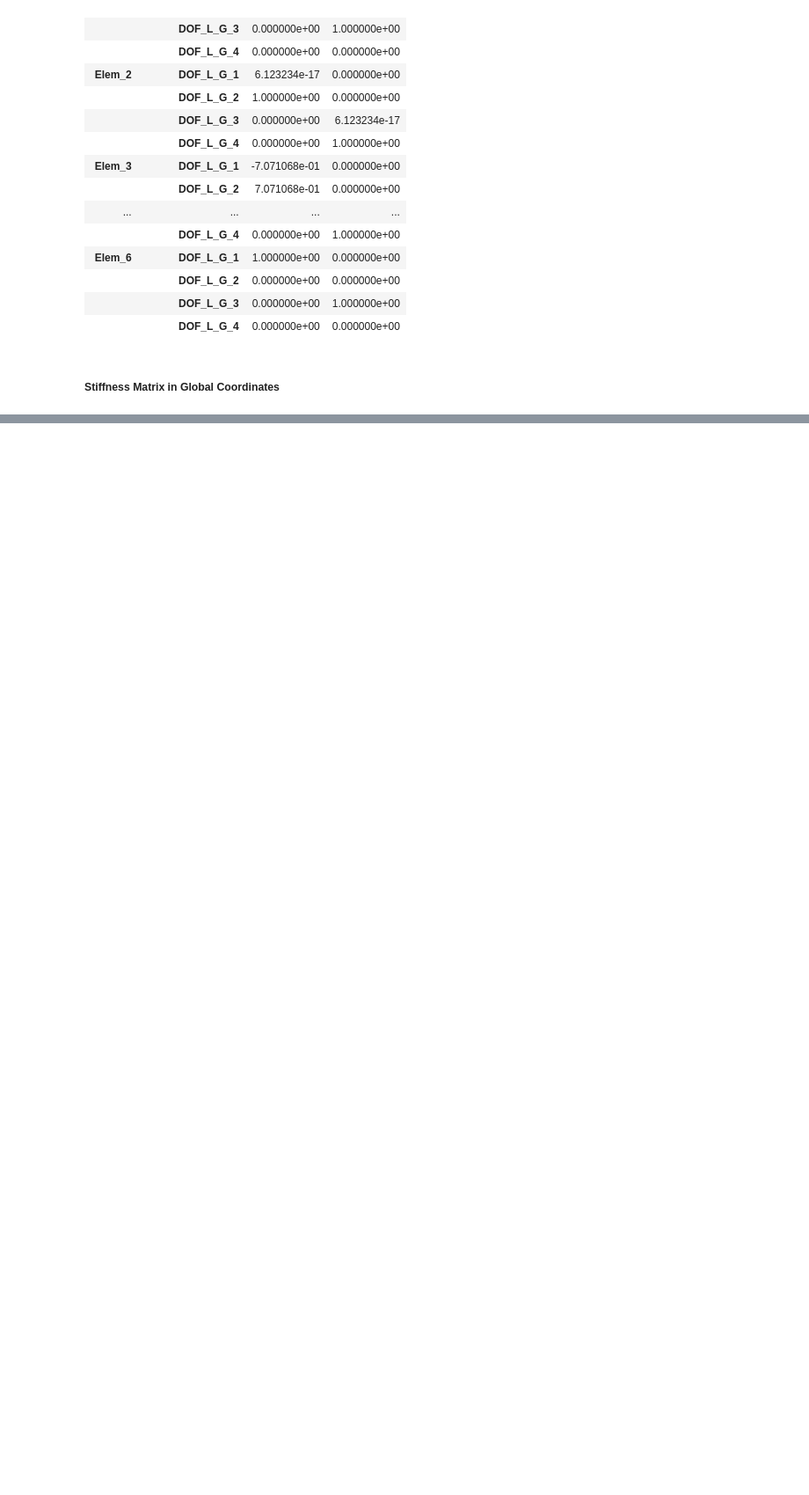
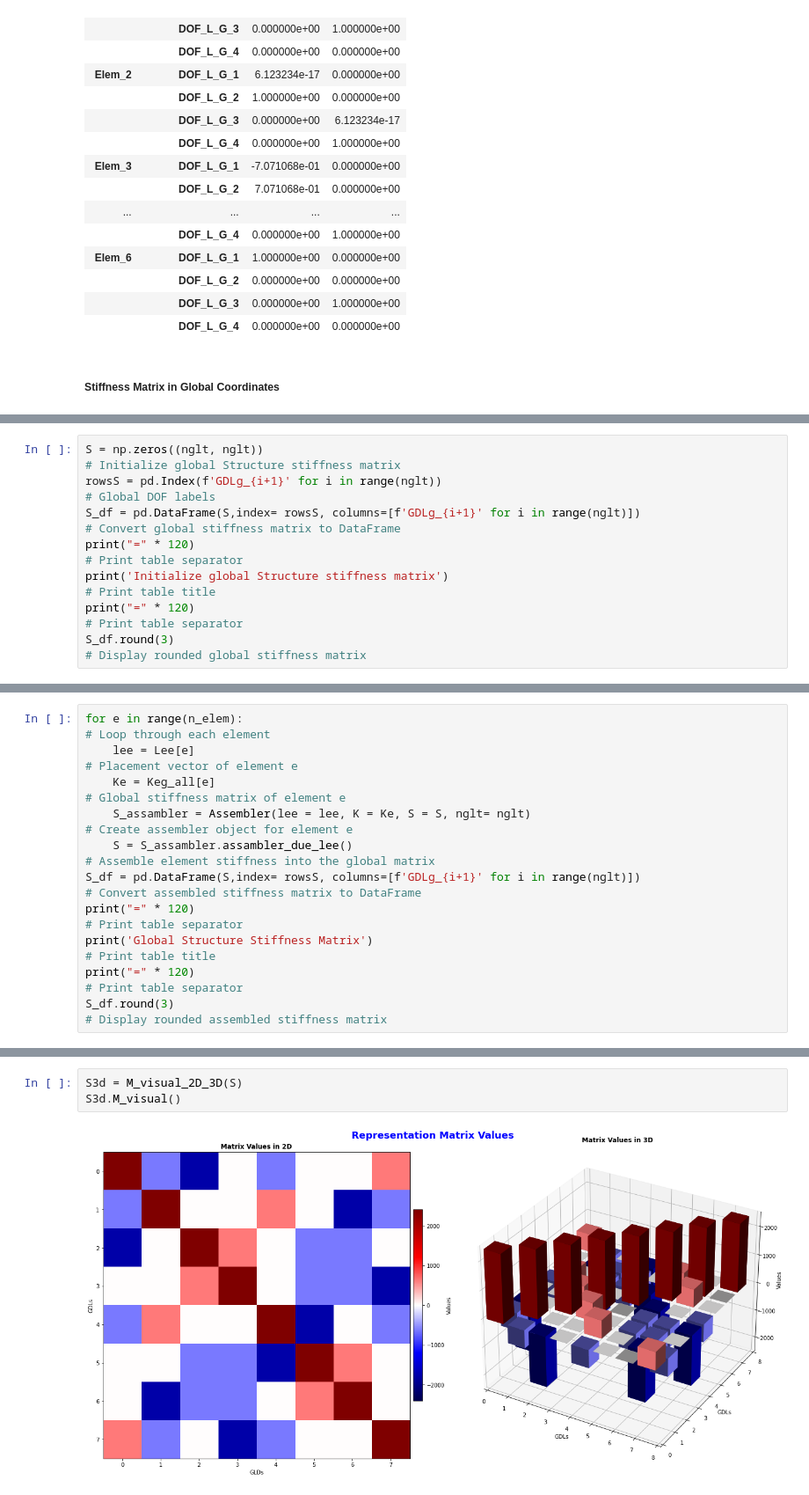
Before and after one commit to Normando1945/Repo_Maxtrix_Analisys, a Jupyter notebook: examples/Example_Truss.ipynb, the cells around one changed output, grey strips where cells are left out. Shown at 88% size. Saved outputs shown, nothing was run; the diff lists cells and outputs as text; blank space fills up the shorter version.

```diff
--- a/examples/Example_Truss.ipynb
+++ b/examples/Example_Truss.ipynb
@@ -136,0 +205,8 @@ Keg_all
+# %%
+S = np.zeros((nglt, nglt))                                                                                          # Initialize global Structure stiffness matrix
+rowsS = pd.Index(f'GDLg_{i+1}' for i in range(nglt))                                                                # Global DOF labels
+S_df = pd.DataFrame(S,index= rowsS, columns=[f'GDLg_{i+1}' for i in range(nglt)])                                   # Convert global stiffness matrix to DataFrame
+print("=" * 120)                                                                                                    # Print table separator
+print('Initialize global Structure stiffness matrix')                                                               # Print table title
+print("=" * 120)                                                                                                    # Print table separator
+S_df.round(3)                                                                                                       # Display rounded global stiffness matrix
@@ -136,0 +228,11 @@ Keg_all
+# %%
+for e in range(n_elem):                                                                                             # Loop through each element
+    lee = Lee[e]                                                                                                    # Placement vector of element e
+    Ke = Keg_all[e]                                                                                                 # Global stiffness matrix of element e
+    S_assambler = Assembler(lee = lee, K = Ke, S = S, nglt= nglt)                                                   # Create assembler object for element e
+    S = S_assambler.assambler_due_lee()                                                                             # Assemble element stiffness into the global matrix
+S_df = pd.DataFrame(S,index= rowsS, columns=[f'GDLg_{i+1}' for i in range(nglt)])                                   # Convert assembled stiffness matrix to DataFrame
+print("=" * 120)                                                                                                    # Print table separator
+print('Global Structure Stiffness Matrix')                                                                          # Print table title
+print("=" * 120)                                                                                                    # Print table separator
+S_df.round(3)                                                                                                       # Display rounded assembled stiffness matrix
@@ -136,0 +252,5 @@ Keg_all
+# %%
+S3d = M_visual_2D_3D(S)
+S3d.M_visual()
+# %% [output]
+[figure, added]
```
Also changed, not shown: parts of 18 cells of this notebook, 3 other files.
